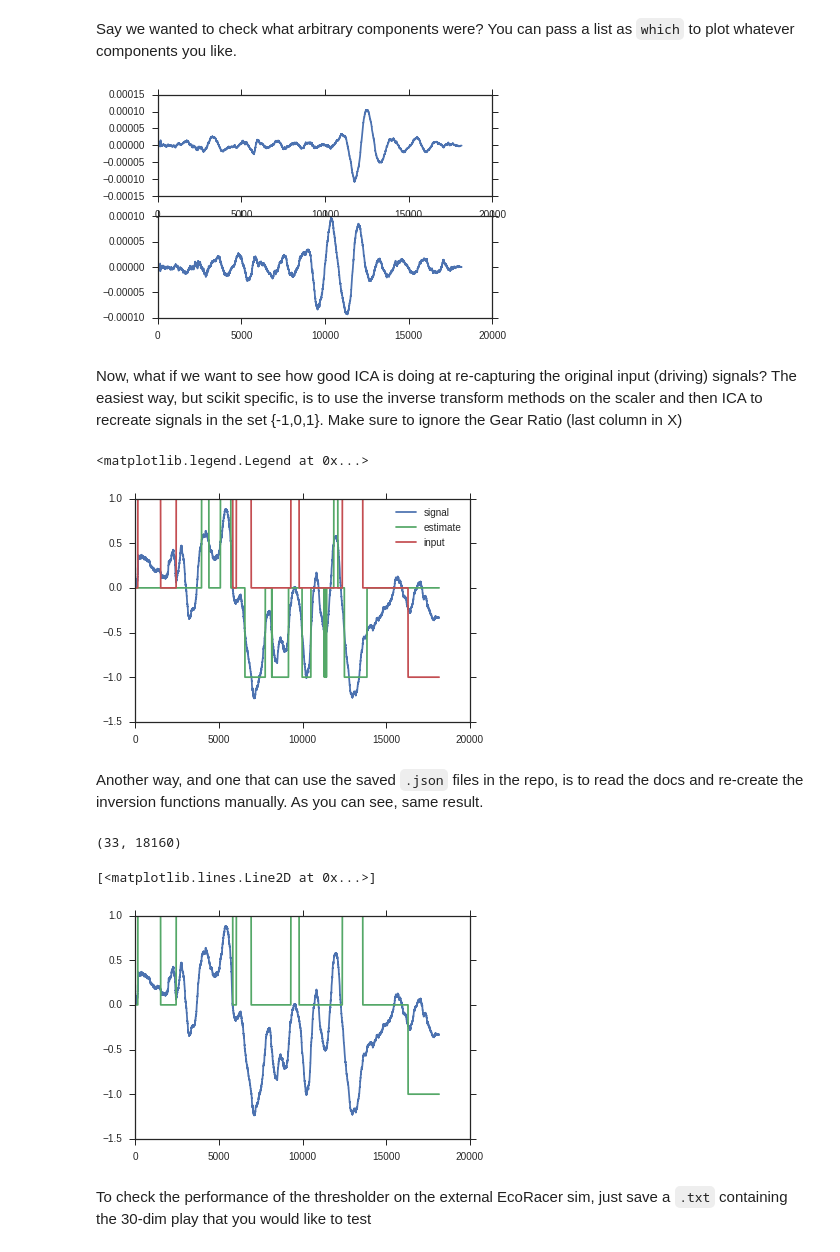
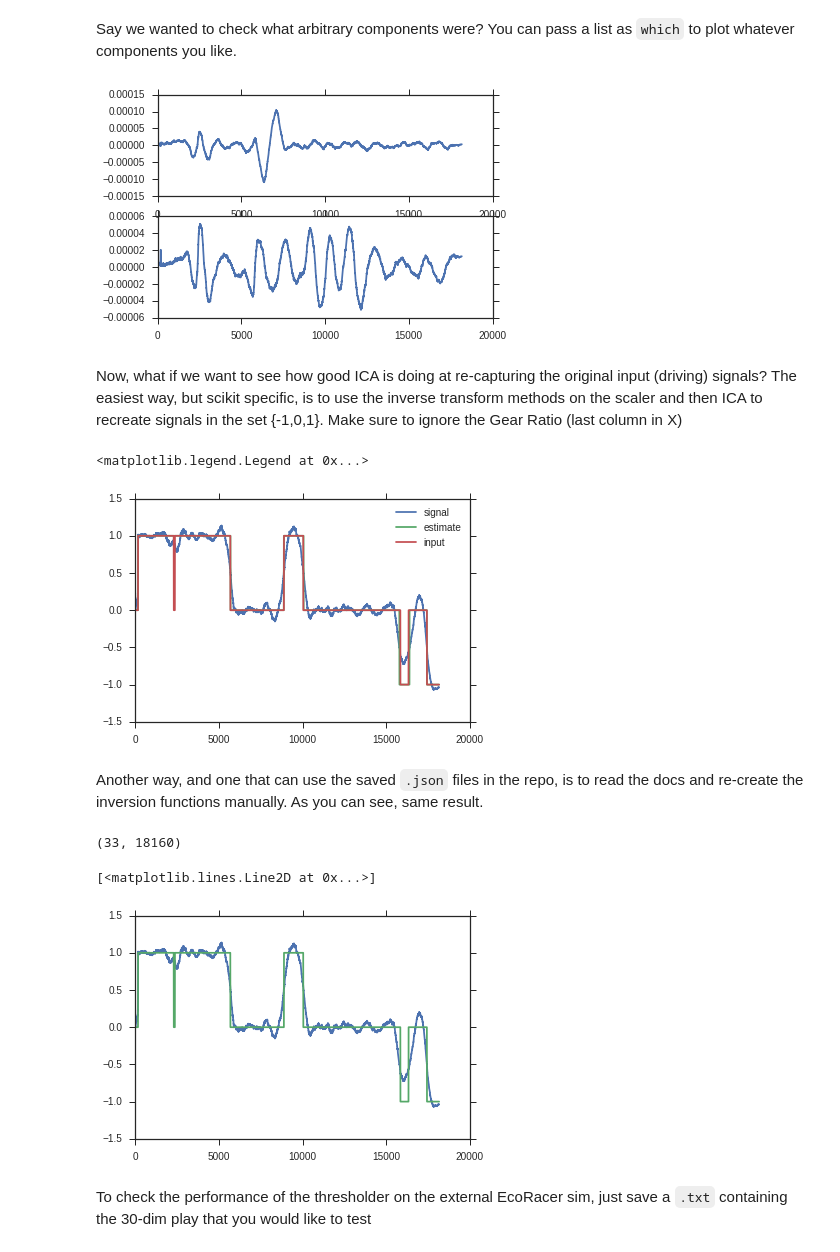
Before and after one commit to DesignInformaticsLab/EcoRacer2016, a Jupyter notebook: Player2/Player2_Example.ipynb, the cells around one changed output. Cells and saved outputs as stored; diff of their text form; code cells hidden in the pictures.

```diff
--- a/Player2/Player2_Example.ipynb
+++ b/Player2/Player2_Example.ipynb
@@ -39,7 +41,7 @@ p1_score=pre.full_tab["rem_nrg"].values[masks[0]]
 # %% [markdown]
 Now we can load the sigma that has been previously solved for (using SLSQP, initialized on the range [0,2] with steps of 0.1. Note that there are only two components that seem to have any bearing on how closely the Bayesian Regressor matches the human's strategy.
 # %%
-file_address = '../p2_slsqp_sigma.json'
+file_address = 'p2_slsqp_sigma.json'
 with open(file_address, 'r') as f:
     # pickle.dump([obj_set, sigma_set], f)
     best_obj, best_sig = json.load( f)
@@ -56,7 +58,7 @@ Now let's see what the $R$ matrix looks like for this regressor.
 # %%
 unit_sig = np.ones(31)
 
-bestKrig = Kriging(unit_sig)
+bestKrig = Kriging(best_sig)
 bestKrig.fit(X,y)
 
 print best_sig
@@ -153,27 +154,27 @@ Note that the two components are, for the large part of the track, out of phase.
 Say we wanted to check what arbitrary components were? You can pass a list as `which` to plot whatever components you like.
 # %%
 plt.figure()
-which = [1,21]
+which = [6,21]
 for n,i in enumerate(which):
     plt.subplot(len(which),1,n+1)
     plt.plot(pre.pca.components_[i])
 # %% [output]
-[figure, old version]
+[figure, new version]
 # %% [markdown]
 Now, what if we want to see how good ICA is doing at re-capturing the original input (driving) signals? The easiest way, but scikit specific, is to use the inverse transform methods on the scaler and then ICA to recreate signals in the set {-1,0,1}. Make sure to ignore the Gear Ratio (last column in X)
 # %%
-n=10
+n=12
 rounds=np.array([-1., 0., 1.])
 x_proj=pre.pca.inverse_transform(scale.inverse_transform(X)[:,:-1])
 x_est= np.subtract.outer(x_proj[n], rounds)
 y_est = np.argmin(abs(x_est), axis=1)
 plt.plot(x_proj[n], label='signal')
 plt.plot(rounds[y_est], label='estimate')
 plt.plot(pre.all_dat[masks[1]][n], label='input')
 plt.legend()
 # %% [output]
 <matplotlib.legend.Legend at 0x...>
-[figure, old version]
+[figure, new version]
 # %% [markdown]
 Another way, and one that can use the saved `.json` files in the repo, is to read the docs and re-create the inversion functions manually. As you can see, same result.
 # %%
@@ -189,7 +190,7 @@ plt.plot(pre.all_dat[masks[1]][n])
 # %% [output]
 (33, 18160)
 [<matplotlib.lines.Line2D at 0x...>]
-[figure, old version]
+[figure, new version]
 # %% [markdown]
 To check the performance of the thresholder on the external EcoRacer sim, just save a `.txt` containing the 30-dim play that you would like to test
 # %%
```
Also changed, not shown: parts of 8 cells of this notebook, 11 other files.
